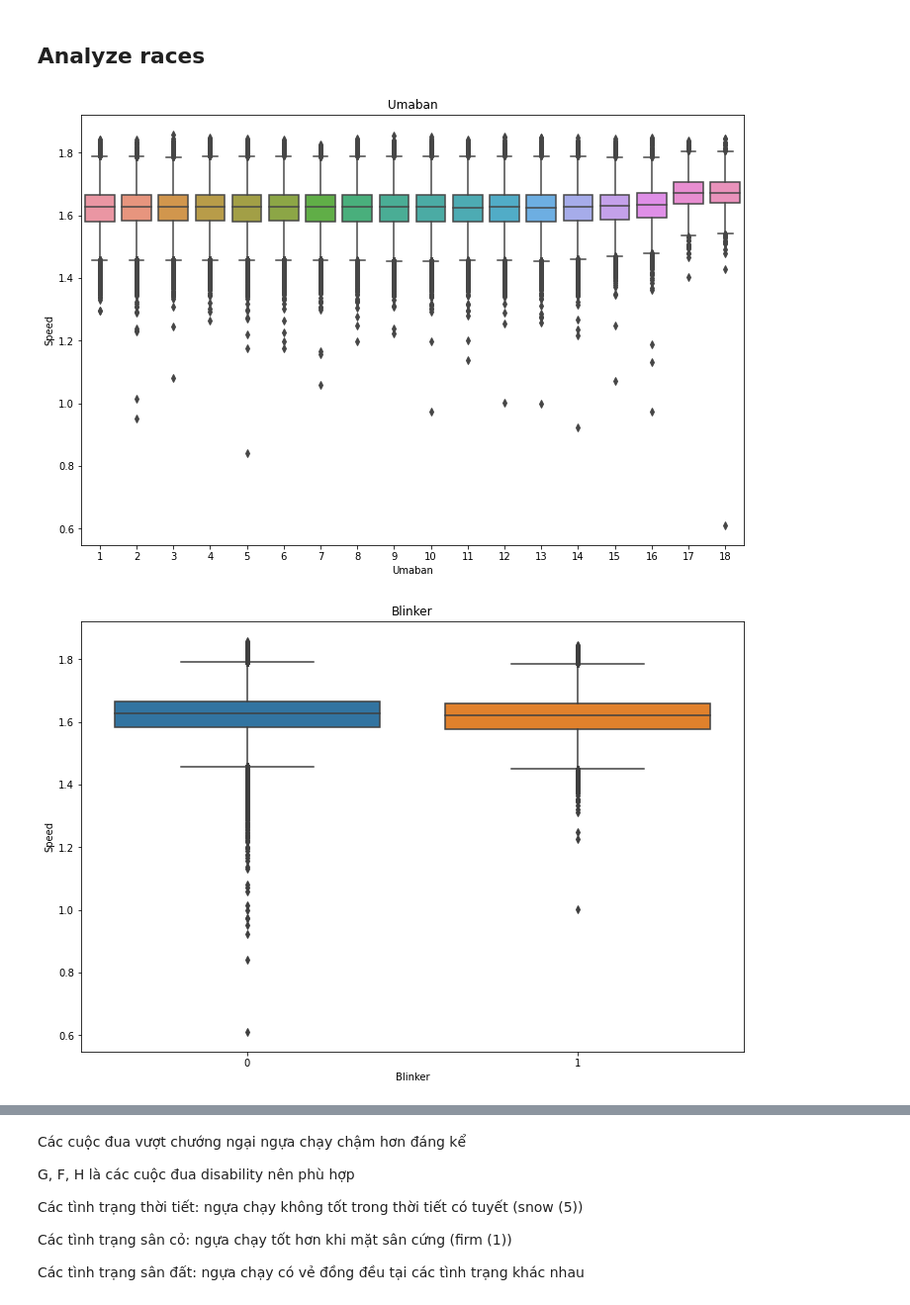
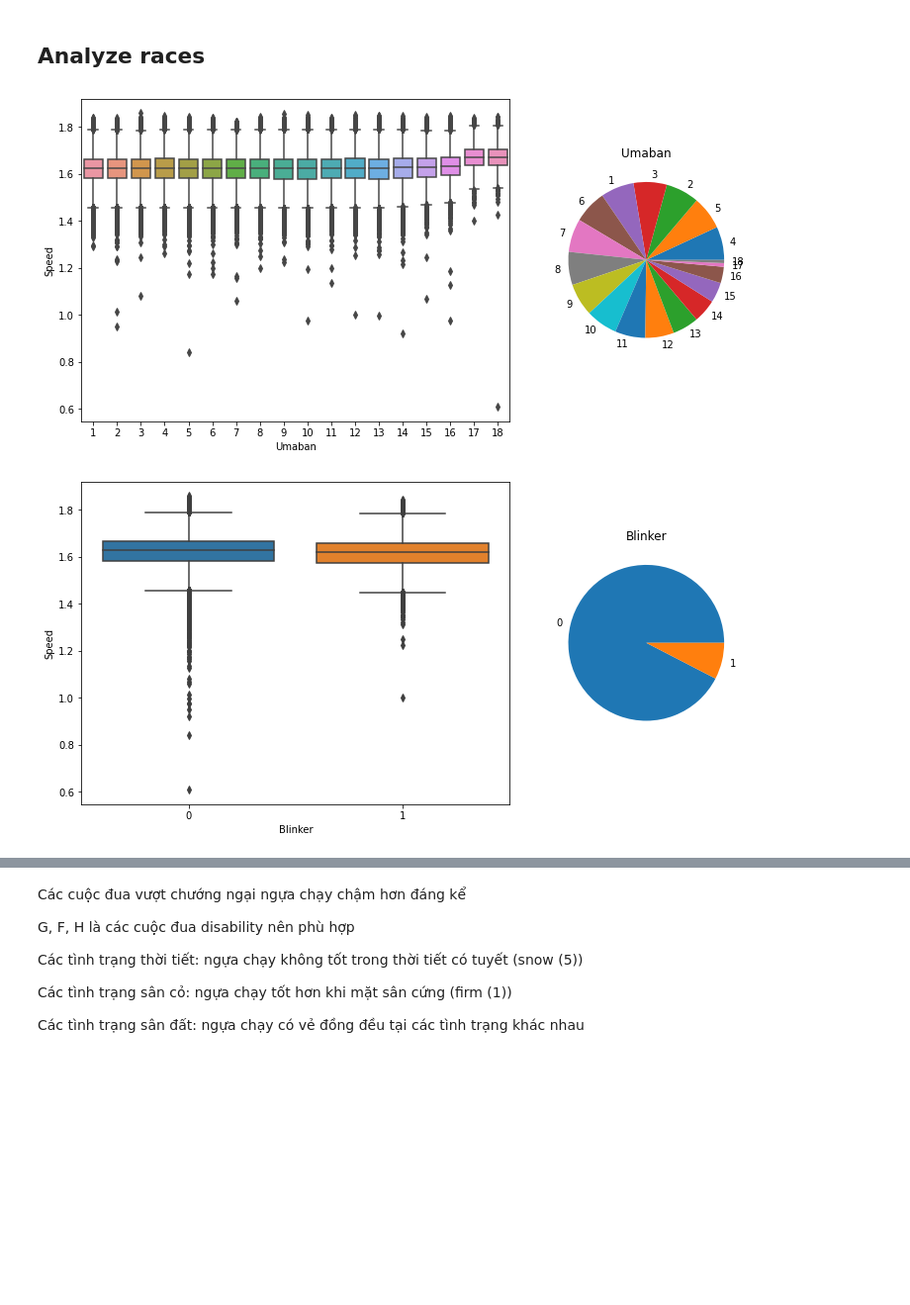
Before and after one commit to danhngan/Horse_racing_prediction, a Jupyter notebook: notebook/cleaning_EDA.ipynb, the cells around one changed output, grey strips where cells are left out. Shown at 99% size. Saved outputs shown, nothing was run; the diff lists cells and outputs as text; code cells hidden in the pictures; blank space fills up the shorter version.

```diff
--- a/notebook/cleaning_EDA.ipynb
+++ b/notebook/cleaning_EDA.ipynb
@@ -445,9 +429,13 @@ categorical_cols = [
     'TenkoBaba$DirtBabaCD']
 # %%
 for col in categorical_cols:
-    plt.figure(figsize=(12, 8))
+    plt.figure(figsize=(12, 6))
+    plt.subplot(1,3,(1,2))
     sns.boxplot(data=df, x=col, y='Speed')
+    plt.subplot(1,3,3)
+    data_ = df[col].value_counts()
+    plt.pie(x=data_, labels=data_.index)
     plt.title(col)
 # %% [output]
-[figure, old version]
+[figure, new version]
-[figure, old version]
+[figure, new version]
```
Also changed, not shown: parts of 13 cells of this notebook.
